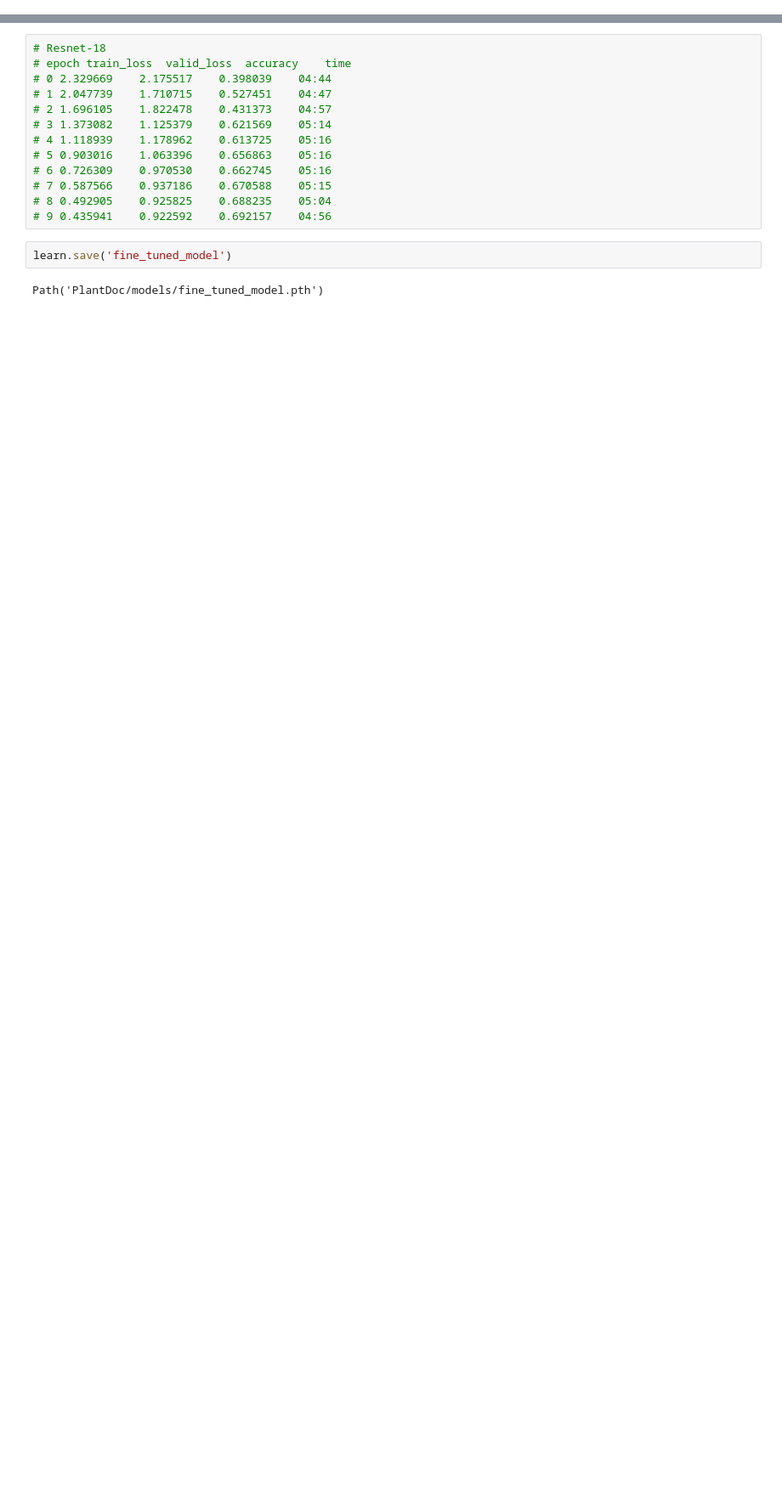
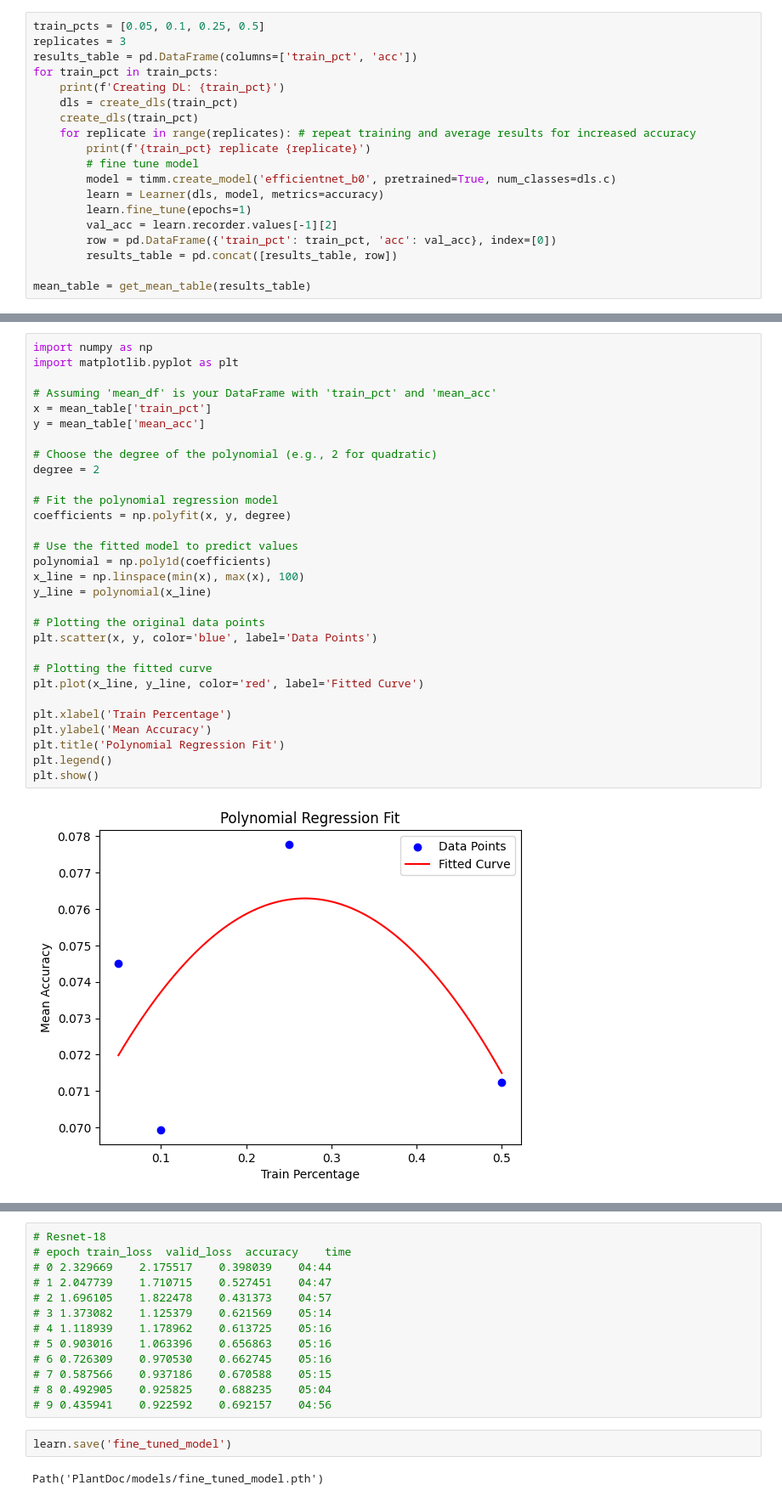
Before and after one commit to Dalton-Gray/plant-inspector, a Jupyter notebook: prototype.ipynb, the cells around one changed output, grey strips where cells are left out. Shown at 85% size. Saved outputs shown, nothing was run; the diff lists cells and outputs as text; blank space fills up the shorter version.

```diff
--- a/prototype.ipynb
+++ b/prototype.ipynb
@@ -47,0 +24,19 @@ AttributeError: 'ResNet' object has no attribute 'plot_loss'
+# %%
+train_pcts = [0.05, 0.1, 0.25, 0.5]
+replicates = 3
+results_table = pd.DataFrame(columns=['train_pct', 'acc'])
+for train_pct in train_pcts:
+    print(f'Creating DL: {train_pct}')
+    dls = create_dls(train_pct)
+    create_dls(train_pct)
+    for replicate in range(replicates): # repeat training and average results for increased accuracy
+        print(f'{train_pct} replicate {replicate}')
+        # fine tune model
+        model = timm.create_model('efficientnet_b0', pretrained=True, num_classes=dls.c)
+        learn = Learner(dls, model, metrics=accuracy)
+        learn.fine_tune(epochs=1)
+        val_acc = learn.recorder.values[-1][2]
+        row = pd.DataFrame({'train_pct': train_pct, 'acc': val_acc}, index=[0])
+        results_table = pd.concat([results_table, row])
+
+mean_table = get_mean_table(results_table)
@@ -47,0 +65,32 @@ AttributeError: 'ResNet' object has no attribute 'plot_loss'
+# %%
+import numpy as np
+import matplotlib.pyplot as plt
+
+# Assuming 'mean_df' is your DataFrame with 'train_pct' and 'mean_acc'
+x = mean_table['train_pct']
+y = mean_table['mean_acc']
+
+# Choose the degree of the polynomial (e.g., 2 for quadratic)
+degree = 2
+
+# Fit the polynomial regression model
+coefficients = np.polyfit(x, y, degree)
+
+# Use the fitted model to predict values
+polynomial = np.poly1d(coefficients)
+x_line = np.linspace(min(x), max(x), 100)
+y_line = polynomial(x_line)
+
+# Plotting the original data points
+plt.scatter(x, y, color='blue', label='Data Points')
+
+# Plotting the fitted curve
+plt.plot(x_line, y_line, color='red', label='Fitted Curve')
+
+plt.xlabel('Train Percentage')
+plt.ylabel('Mean Accuracy')
+plt.title('Polynomial Regression Fit')
+plt.legend()
+plt.show()
+# %% [output]
+[figure, added]
```
Also changed, not shown: parts of 10 cells of this notebook.
